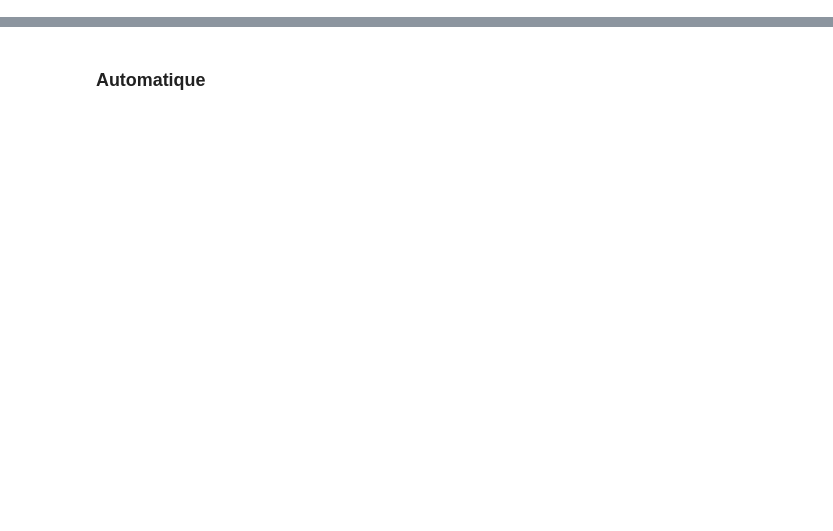
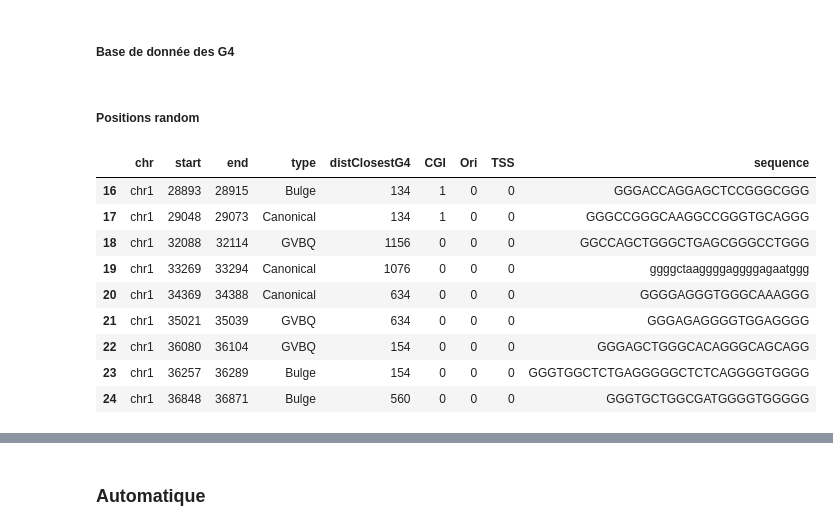
Before and after one commit to chloevogel/TRSante, a Jupyter notebook: Creation_des_fichiers_complets_de_mutation.ipynb, the cells around one changed output, grey strips where cells are left out. Cells and saved outputs as stored; diff of their text form; code cells hidden in the pictures; blank space fills up the shorter version.

```diff
--- a/Creation_des_fichiers_complets_de_mutation.ipynb
+++ b/Creation_des_fichiers_complets_de_mutation.ipynb
@@ -5,0 +12,2 @@ import statistics
+# %% [markdown]
+##### Base de donnée des G4
@@ -5,0 +44,2 @@ import statistics
+# %% [markdown]
+##### Positions random
@@ -5,0 +78,16 @@ import statistics
+# %%
+file = open('C:/Users/BlueC/Documents/Mines/Santé/Code/annotated_G4plus_categories_explicit.csv')
+reader = pd.read_csv(file, delimiter=',')
+# %%
+reader[16:25]
+# %% [output]
+|  | chr | start | end | type | distClosestG4 | CGI | Ori | TSS | sequence |
+| 16 | chr1 | 28893 | 28915 | Bulge | 134 | 1 | 0 | 0 | GGGACCAGGAGCTCCGGGCGGG |
+| 17 | chr1 | 29048 | 29073 | Canonical | 134 | 1 | 0 | 0 | GGGCCGGGCAAGGCCGGGTGCAGGG |
+| 18 | chr1 | 32088 | 32114 | GVBQ | 1156 | 0 | 0 | 0 | GGCCAGCTGGGCTGAGCGGGCCTGGG |
+| 19 | chr1 | 33269 | 33294 | Canonical | 1076 | 0 | 0 | 0 | ggggctaaggggaggggagaatggg |
+| 20 | chr1 | 34369 | 34388 | Canonical | 634 | 0 | 0 | 0 | GGGGAGGGTGGGCAAAGGG |
+| 21 | chr1 | 35021 | 35039 | GVBQ | 634 | 0 | 0 | 0 | GGGAGAGGGGTGGAGGGG |
+| 22 | chr1 | 36080 | 36104 | GVBQ | 154 | 0 | 0 | 0 | GGGAGCTGGGCACAGGGCAGCAGG |
+| 23 | chr1 | 36257 | 36289 | Bulge | 154 | 0 | 0 | 0 | GGGTGGCTCTGAGGGGGCTCTCAGGGGTGGGG |
+| 24 | chr1 | 36848 | 36871 | Bulge | 560 | 0 | 0 | 0 | GGGTGCTGGCGATGGGGTGGGGG |
```
Also changed, not shown: parts of 40 cells of this notebook.
